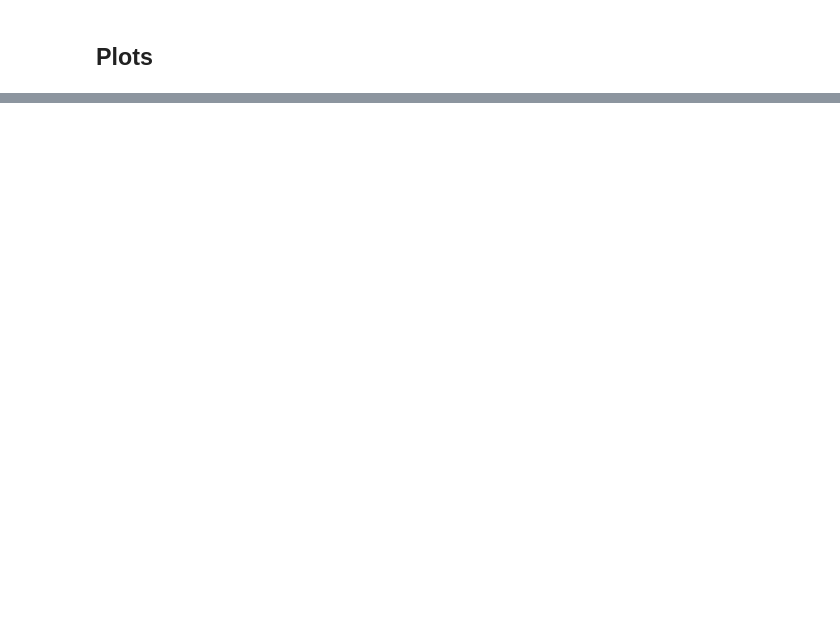
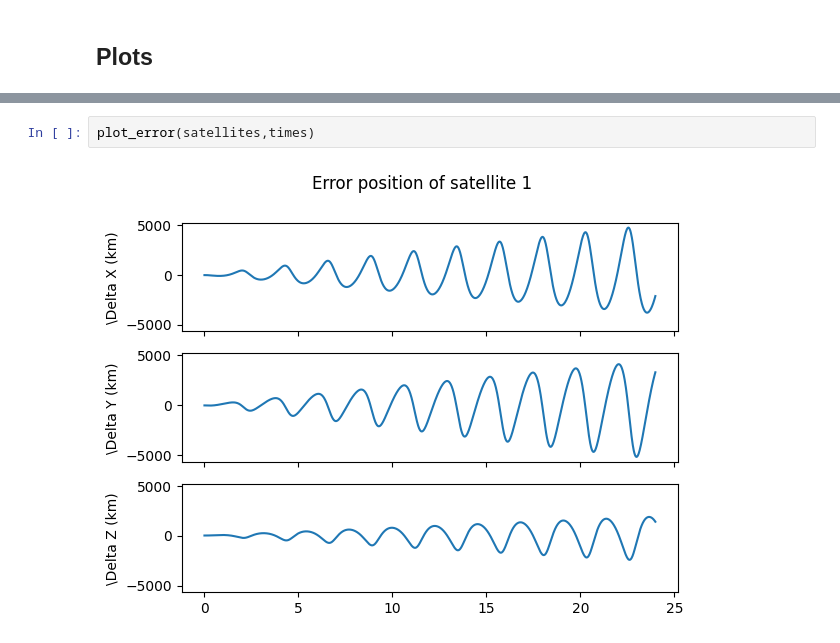
Before and after one commit to mateus-msb/orbital-mechanics, a Jupyter notebook: python/main.ipynb, the cells around one changed output, grey strips where cells are left out. Saved outputs shown, nothing was run; the diff lists cells and outputs as text; blank space fills up the shorter version.

```diff
--- a/python/main.ipynb
+++ b/python/main.ipynb
@@ -123,0 +104,4 @@ max(alt)
+# %%
+plot_error(satellites,times)
+# %% [output]
+[figure, added]
```
Also changed, not shown: parts of 9 cells of this notebook, 1 other file.
